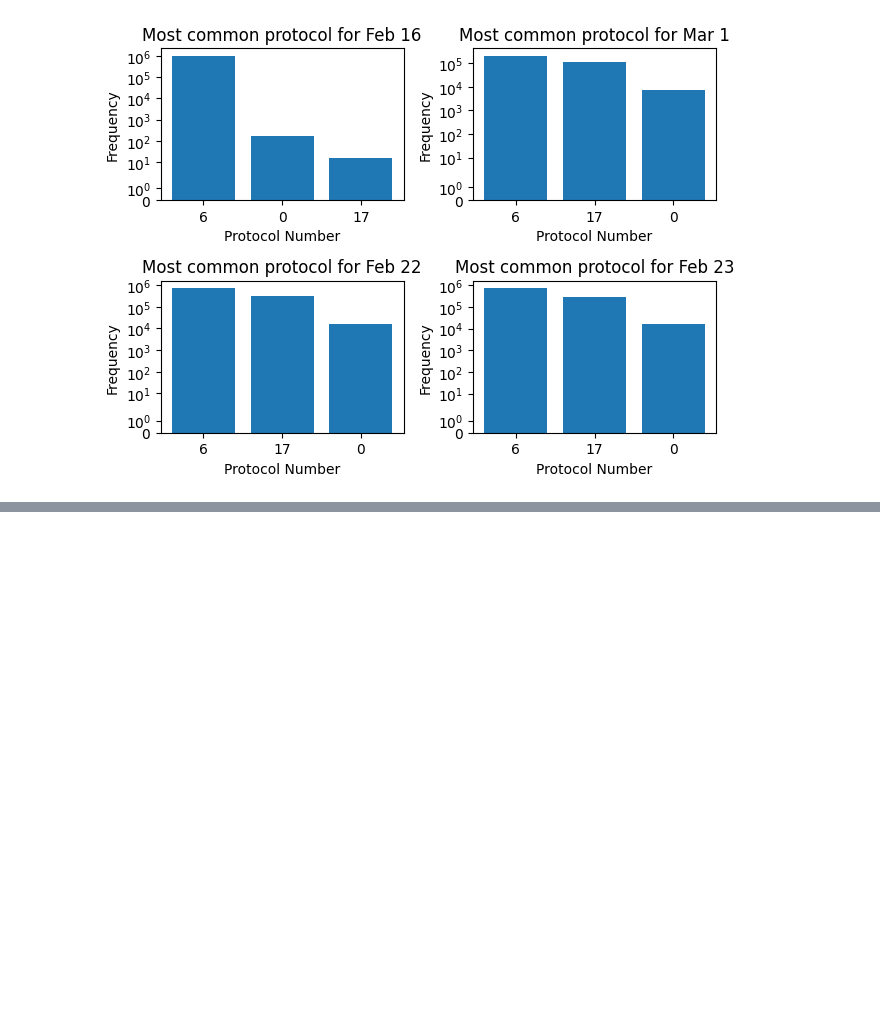
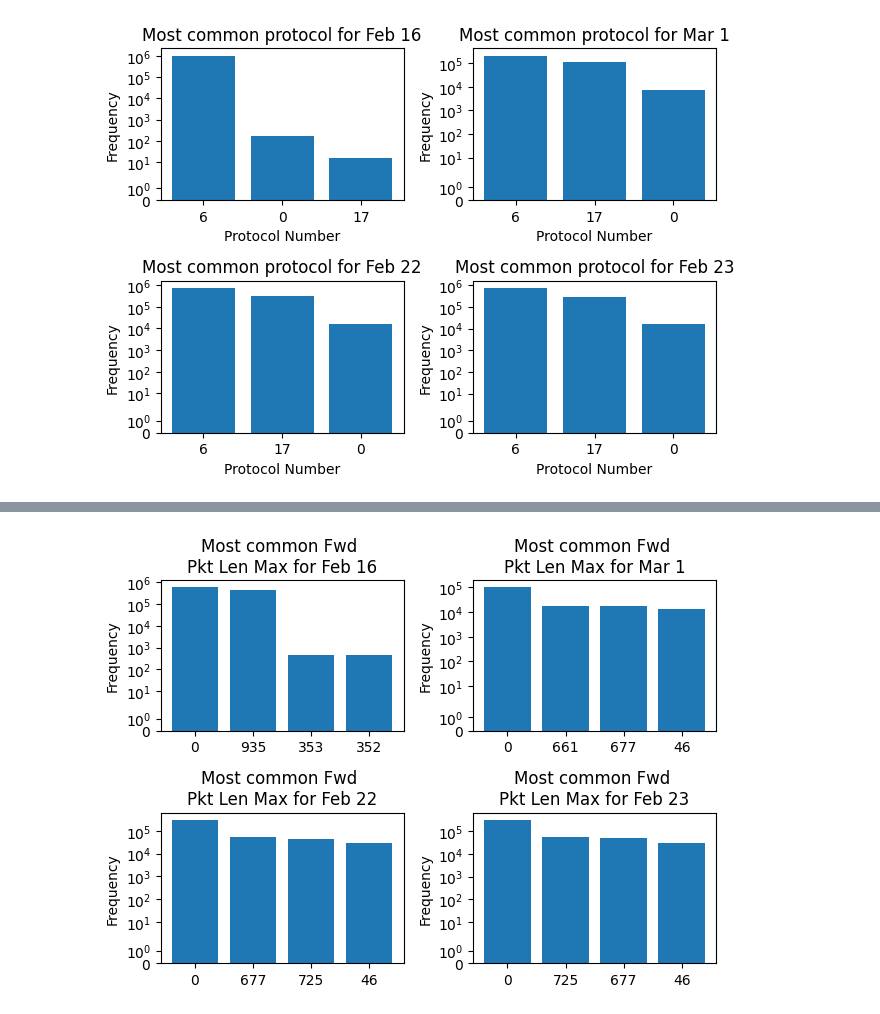
Before and after one commit to temidosu/IDS-Analysis-Report, a Jupyter notebook: HW2-Report.ipynb, the cells around one changed output, grey strips where cells are left out. Saved outputs shown, nothing was run; the diff lists cells and outputs as text; code cells hidden in the pictures; blank space fills up the shorter version.

```diff
--- a/HW2-Report.ipynb
+++ b/HW2-Report.ipynb
@@ -83,0 +83,22 @@ plt.tight_layout()
+# %%
+def plot_fwd_pkt_len_max(ax: plt.Axes, date: str, data: pd.DataFrame):
+    tf = Counter(data["Fwd Pkt Len Max"])
+
+    y = [count for tag, count in tf.most_common(4)]
+    x = [tag for tag, count in tf.most_common(4)]
+
+
+    ax.bar(x, y)
+    ax.locator_params(nbins=4)
+    ax.set_title(f"Most common Fwd \nPkt Len Max for {date}")
+    ax.set_ylabel("Frequency")
+    ax.set_yscale("symlog")
+
+fig, ((ax1, ax2), (ax3, ax4)) = plt.subplots(nrows=2, ncols=2)
+plot_fwd_pkt_len_max(ax1, "Feb 16", feb16)
+plot_fwd_pkt_len_max(ax2, "Mar 1", mar1)
+plot_fwd_pkt_len_max(ax3, "Feb 22", feb22)
+plot_fwd_pkt_len_max(ax4, "Feb 23", feb23)
+plt.tight_layout()
+# %% [output]
+[figure, added]
```
Also changed, not shown: parts of 2 cells of this notebook, 1 other file.
